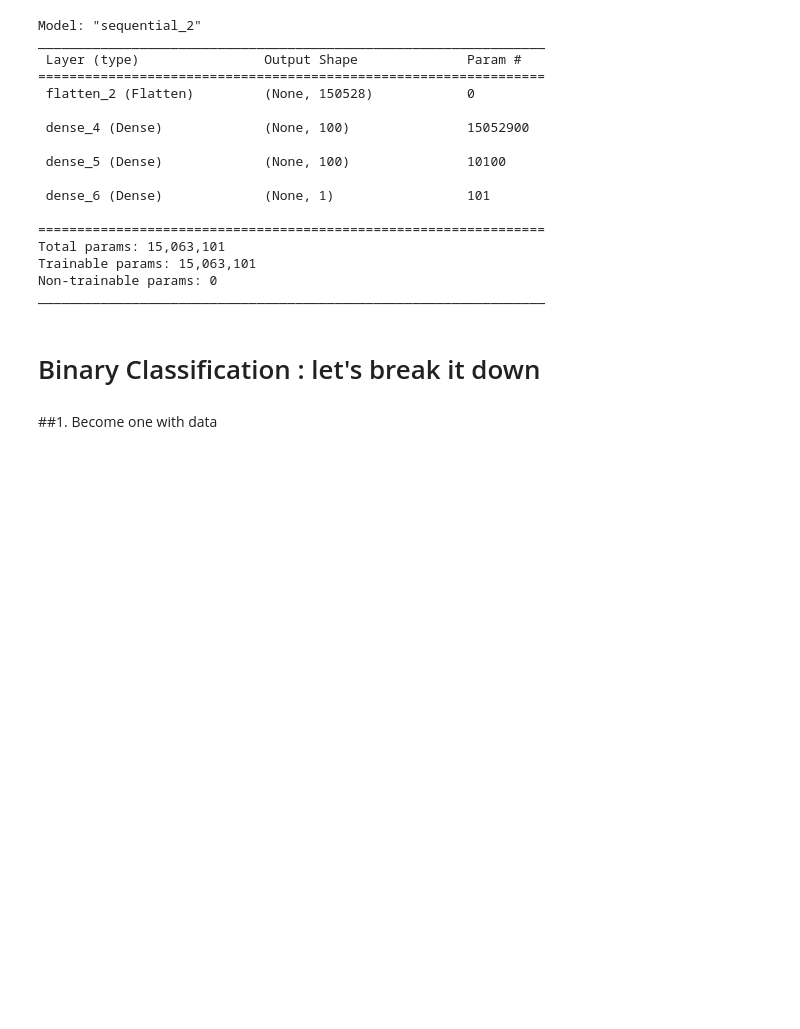
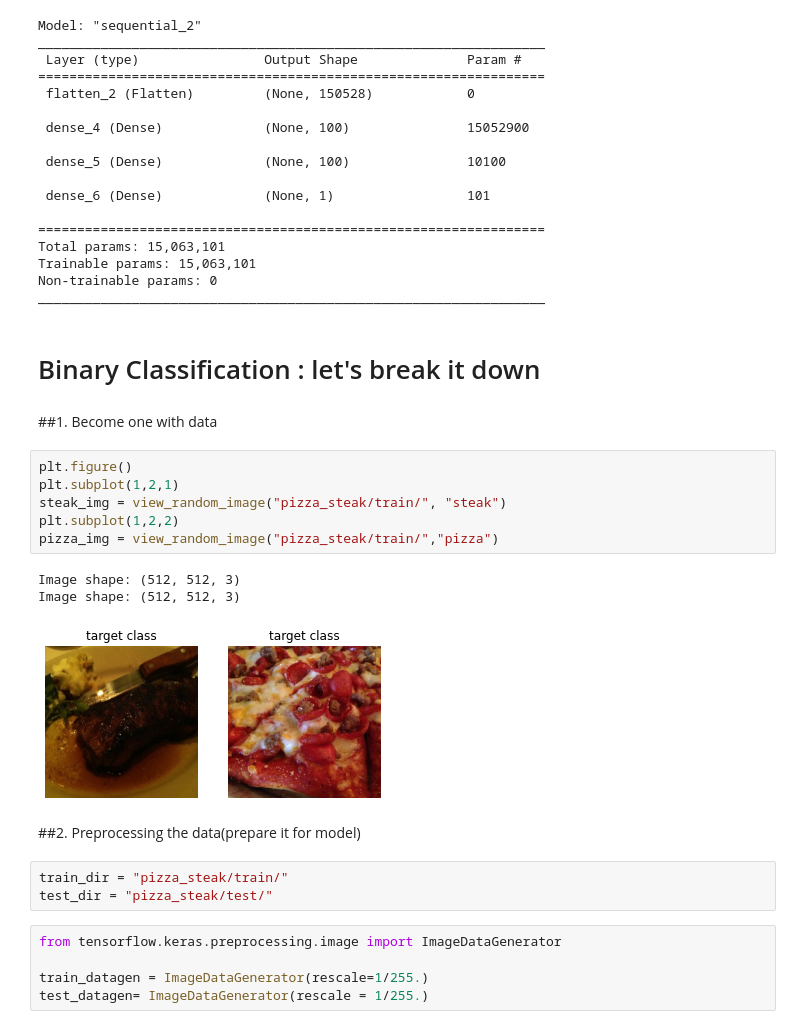
Before and after one commit to subodh2708/deep-learning---tensorflow-2.0, a Jupyter notebook: 03_Introduction_to_CNN_in_tensorflow.ipynb, the cells around one changed output. Saved outputs shown, nothing was run; the diff lists cells and outputs as text; blank space fills up the shorter version.

Commit message:
did binary classification on the pizza steak data

```diff
--- a/03_Introduction_to_CNN_in_tensorflow.ipynb
+++ b/03_Introduction_to_CNN_in_tensorflow.ipynb
@@ -288,3 +288,23 @@ _________________________________________________________________
 # Binary Classification : let's break it down
 # %% [markdown]
 ##1. Become one with data
+# %%
+plt.figure()
+plt.subplot(1,2,1)
+steak_img = view_random_image("pizza_steak/train/", "steak")
+plt.subplot(1,2,2)
+pizza_img = view_random_image("pizza_steak/train/","pizza")
+# %% [output]
+Image shape: (512, 512, 3)
+Image shape: (512, 512, 3)
+[figure, added]
+# %% [markdown]
+##2. Preprocessing the data(prepare it for model)
+# %%
+train_dir = "pizza_steak/train/"
+test_dir = "pizza_steak/test/"
+# %%
+from tensorflow.keras.preprocessing.image import ImageDataGenerator
+
+train_datagen = ImageDataGenerator(rescale=1/255.)
+test_datagen= ImageDataGenerator(rescale = 1/255.)
```
Also changed, not shown: parts of 26 cells of this notebook.
